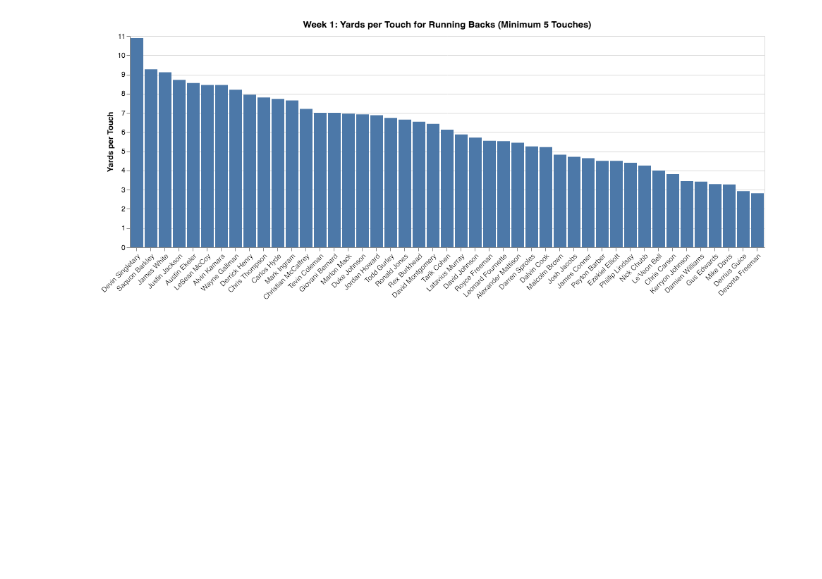
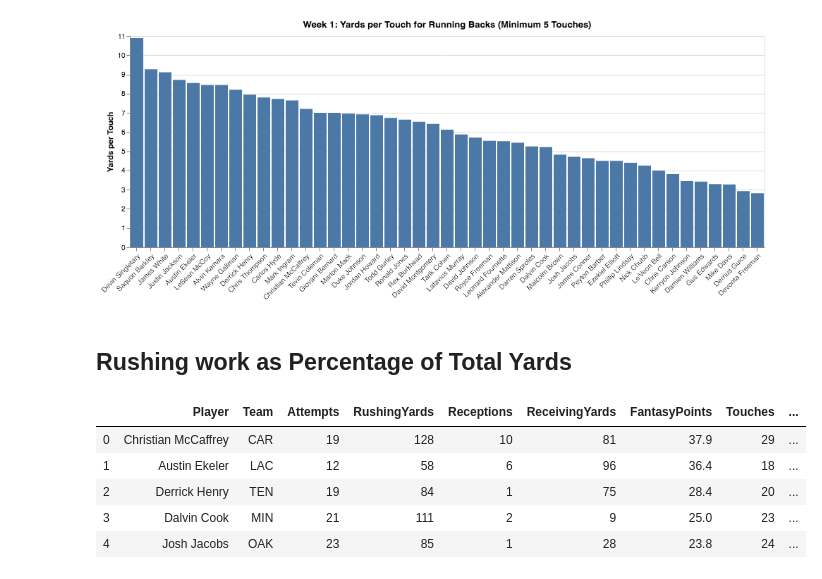
Before and after one commit to sarthakbatragatech/FantasyFootballVisualizer2019, a Jupyter notebook: plot_RB_data.ipynb, the cells around one changed output. Cells and saved outputs as stored; diff of their text form; code cells hidden in the pictures; blank space fills up the shorter version.

```diff
--- a/plot_RB_data.ipynb
+++ b/plot_RB_data.ipynb
@@ -589,3 +589,16 @@ chart
 [figure]
 # %%
 chart.save(PATH + 'plots/RB_yardspertouch_plain.png', scale_factor=3.0)
+# %% [markdown]
+## Rushing work as Percentage of Total Yards
+# %%
+data['PercentageOfTotalYards'] = data['RushingYards']/data['TotalYards']
+data['PercentageOfTotalTouches'] = data['Attempts']/data['Touches']
+data.head()
+# %% [output]
+|  | Player | Team | Attempts | RushingYards | Receptions | ReceivingYards | FantasyPoints | Touches | ... |
+| 0 | Christian McCaffrey | CAR | 19 | 128 | 10 | 81 | 37.9 | 29 | ... |
+| 1 | Austin Ekeler | LAC | 12 | 58 | 6 | 96 | 36.4 | 18 | ... |
+| 2 | Derrick Henry | TEN | 19 | 84 | 1 | 75 | 28.4 | 20 | ... |
+| 3 | Dalvin Cook | MIN | 21 | 111 | 2 | 9 | 25.0 | 23 | ... |
+| 4 | Josh Jacobs | OAK | 23 | 85 | 1 | 28 | 23.8 | 24 | ... |
```
Also changed, not shown: parts of 9 cells of this notebook, 4 other files.
